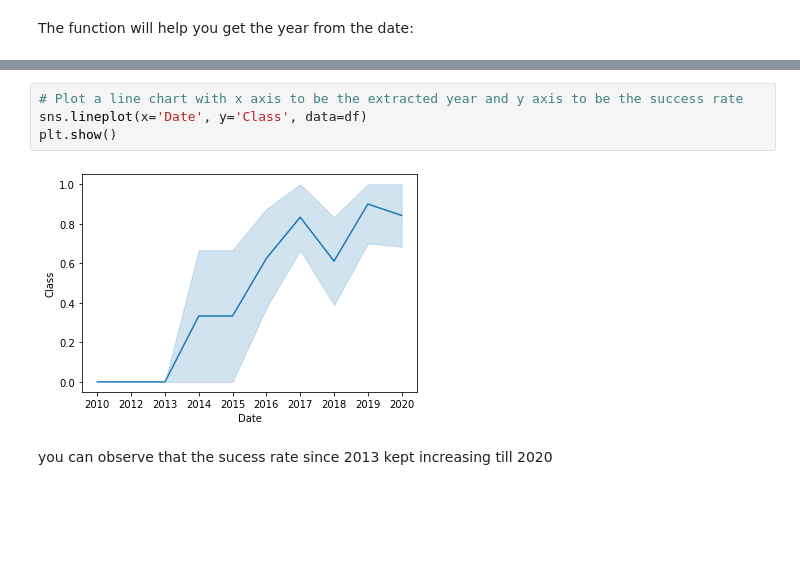
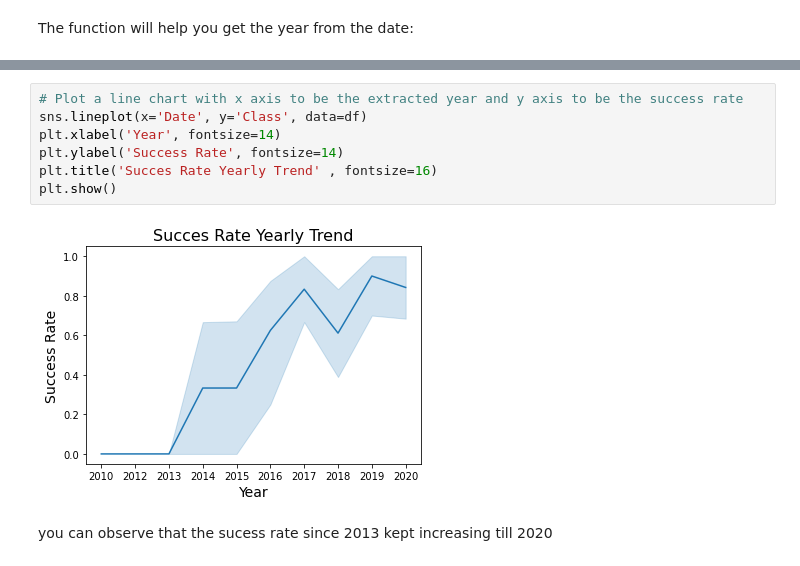
Before and after one commit to elllly/IBM-Applied-Data-Science, a Jupyter notebook: datavisualization.ipynb, the cells around one changed output, grey strips where cells are left out. Cells and saved outputs as stored; diff of their text form; blank space fills up the shorter version.

```diff
--- a/datavisualization.ipynb
+++ b/datavisualization.ipynb
@@ -182,9 +190,12 @@ df.head()
 # %%
 # Plot a line chart with x axis to be the extracted year and y axis to be the success rate
 sns.lineplot(x='Date', y='Class', data=df)
+plt.xlabel('Year', fontsize=14)
+plt.ylabel('Success Rate', fontsize=14)
+plt.title('Succes Rate Yearly Trend' , fontsize=16)
 plt.show()
 # %% [output]
-[figure, old version]
+[figure, new version]
 # %% [markdown]
 you can observe that the sucess rate since 2013 kept increasing till 2020
 # %%
```
Also changed, not shown: parts of 7 cells of this notebook, 1 other file.
